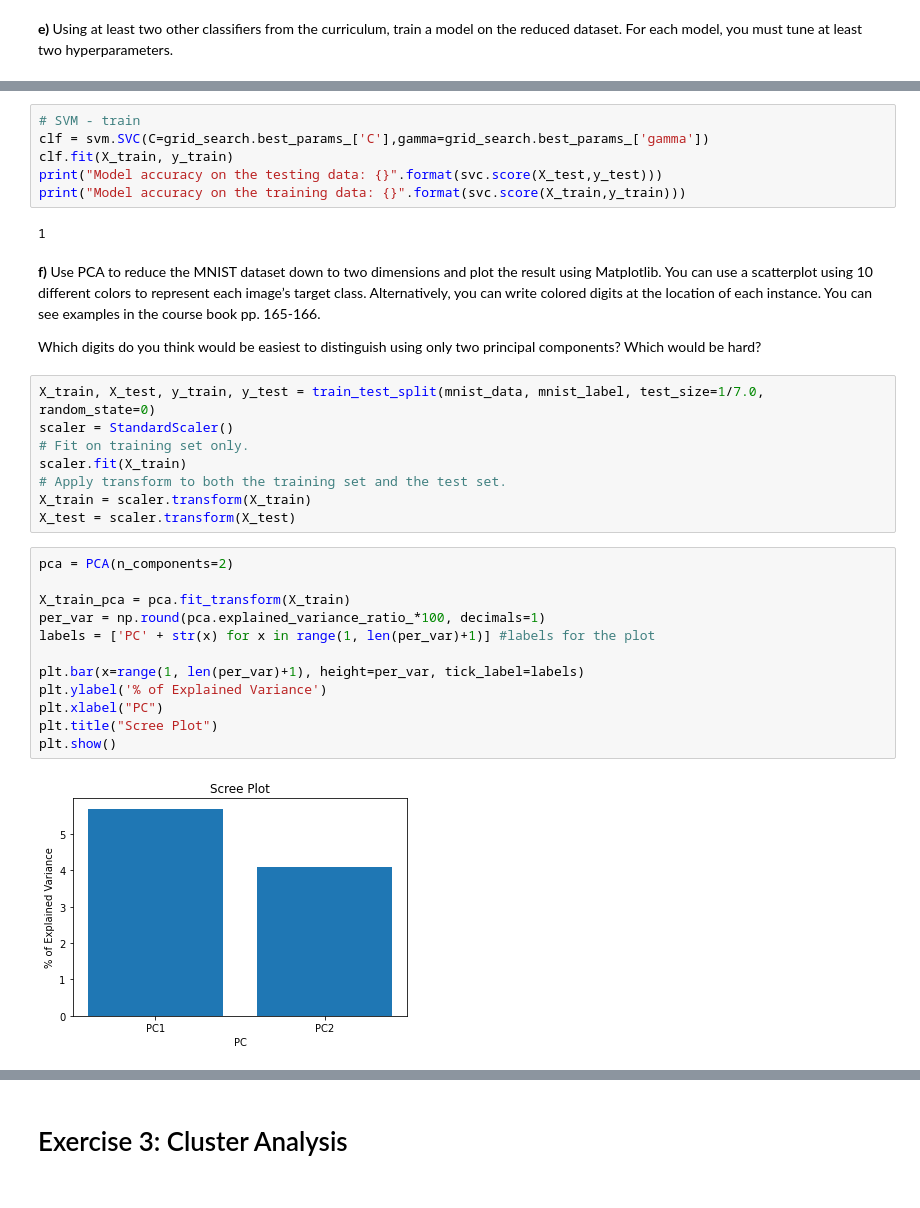
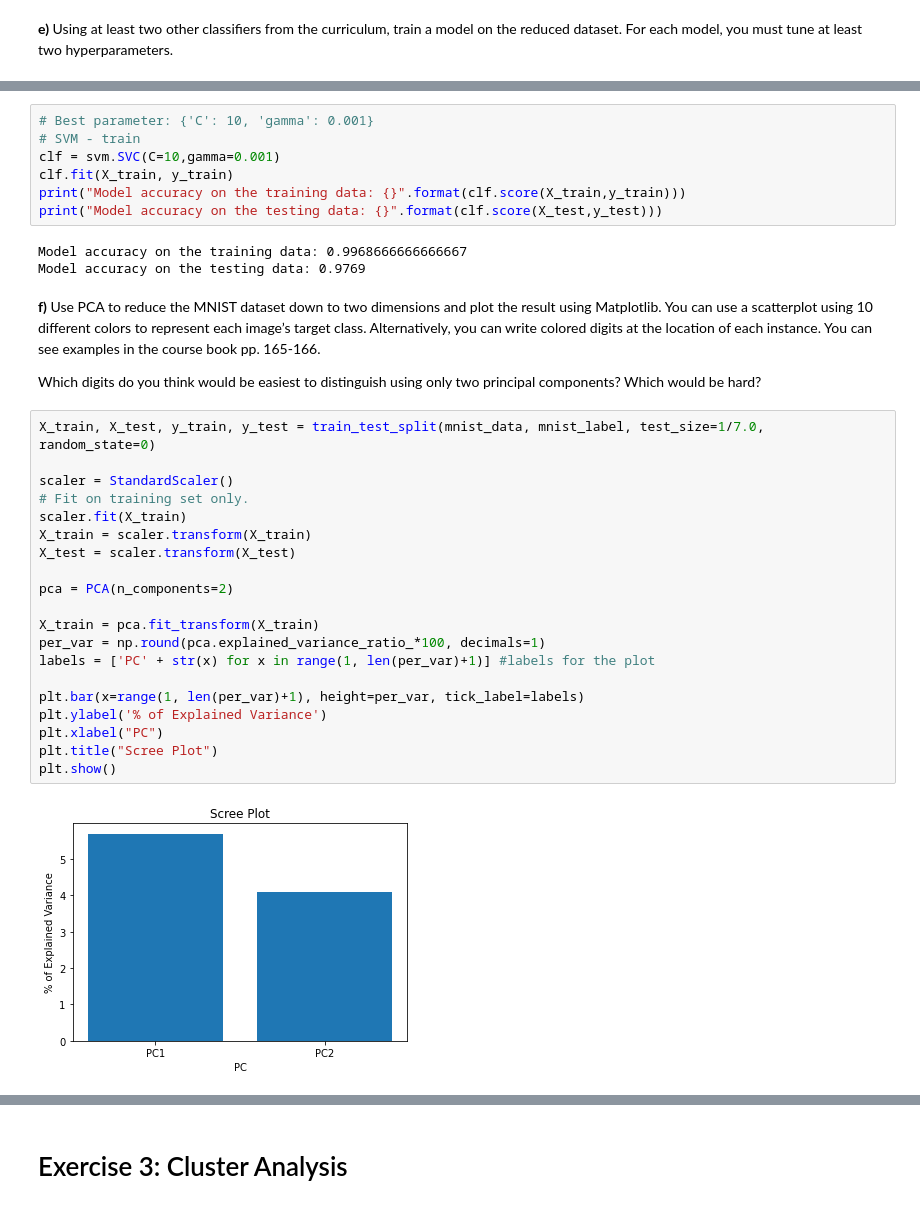
Before and after one commit to machine-learning6/machine-learning, a Jupyter notebook: Assignment_3.ipynb, the cells around one changed output, grey strips where cells are left out. Cells and saved outputs as stored; diff of their text form.

```diff
--- a/Assignment_3.ipynb
+++ b/Assignment_3.ipynb
@@ -735,11 +771,13 @@ Fitting 3 folds for each of 16 candidates, totalling 48 fits
 # %%
+# Best parameter: {'C': 10, 'gamma': 0.001}
 # SVM - train
-clf = svm.SVC(C=grid_search.best_params_['C'],gamma=grid_search.best_params_['gamma'])
+clf = svm.SVC(C=10,gamma=0.001)
 clf.fit(X_train, y_train)
-print("Model accuracy on the testing data: {}".format(svc.score(X_test,y_test)))
-print("Model accuracy on the training data: {}".format(svc.score(X_train,y_train)))
+print("Model accuracy on the training data: {}".format(clf.score(X_train,y_train)))
+print("Model accuracy on the testing data: {}".format(clf.score(X_test,y_test)))
 # %% [output]
-1
+Model accuracy on the training data: 0.9968666666666667
+Model accuracy on the testing data: 0.9769
 # %% [markdown]
 **f)** Use PCA to reduce the MNIST dataset down to two dimensions and plot the result using
    Matplotlib. You can use a scatterplot using 10 different colors to represent each image’s
@@ -748,24 +786,24 @@ print("Model accuracy on the training data: {}".format(svc.score(X_train,y_train
    Which digits do you think would be easiest to distinguish using only two principal components? Which would be hard?
 # %%
 X_train, X_test, y_train, y_test = train_test_split(mnist_data, mnist_label, test_size=1/7.0, random_state=0)
+
 scaler = StandardScaler()
 # Fit on training set only.
 scaler.fit(X_train)
-# Apply transform to both the training set and the test set.
 X_train = scaler.transform(X_train)
 X_test = scaler.transform(X_test)
+
+pca = PCA(n_components=2)
+
+X_train = pca.fit_transform(X_train)
+per_var = np.round(pca.explained_variance_ratio_*100, decimals=1)
+labels = ['PC' + str(x) for x in range(1, len(per_var)+1)] #labels for the plot
+
+plt.bar(x=range(1, len(per_var)+1), height=per_var, tick_label=labels)
+plt.ylabel('% of Explained Variance')
+plt.xlabel("PC")
+plt.title("Scree Plot")
+plt.show()
+# %% [output]
+[figure, added]
-# %%
-pca = PCA(n_components=2)
-
-X_train_pca = pca.fit_transform(X_train)
-per_var = np.round(pca.explained_variance_ratio_*100, decimals=1)
-labels = ['PC' + str(x) for x in range(1, len(per_var)+1)] #labels for the plot
-
-plt.bar(x=range(1, len(per_var)+1), height=per_var, tick_label=labels)
-plt.ylabel('% of Explained Variance')
-plt.xlabel("PC")
-plt.title("Scree Plot")
-plt.show()
-# %% [output]
-[figure, removed]
 # %%
```
Also changed, not shown: parts of 10 cells of this notebook.
